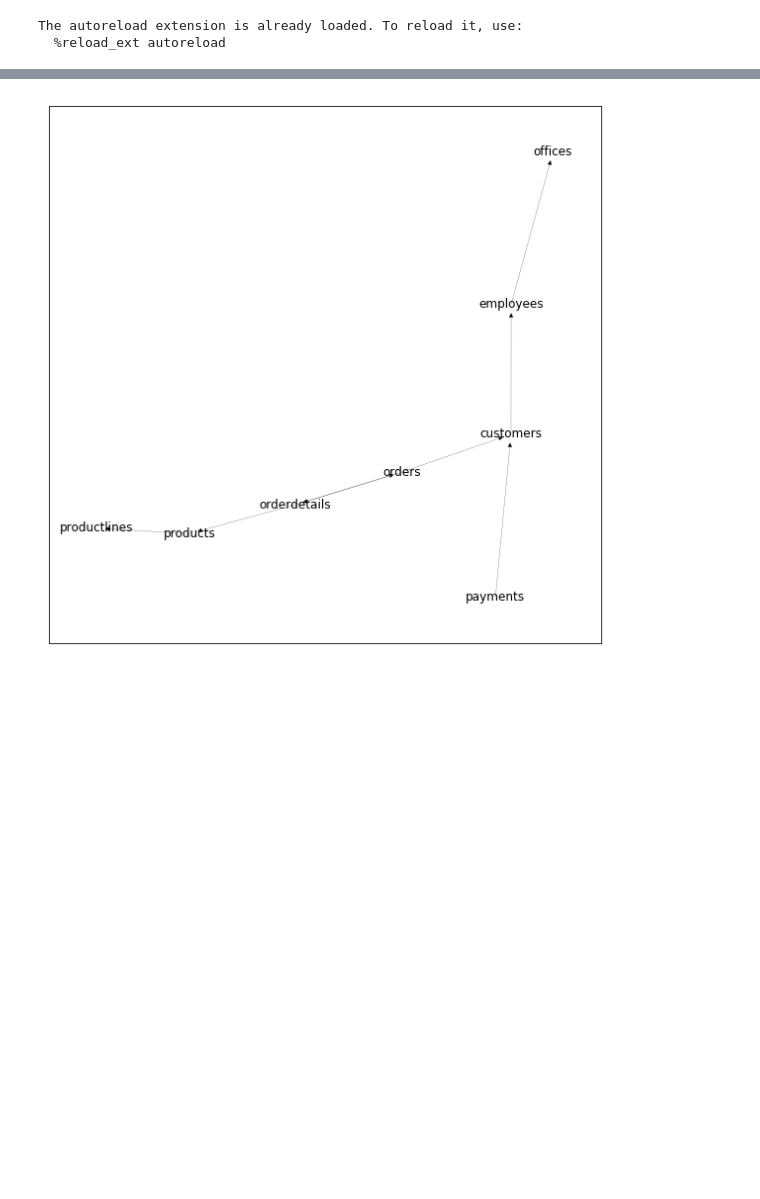
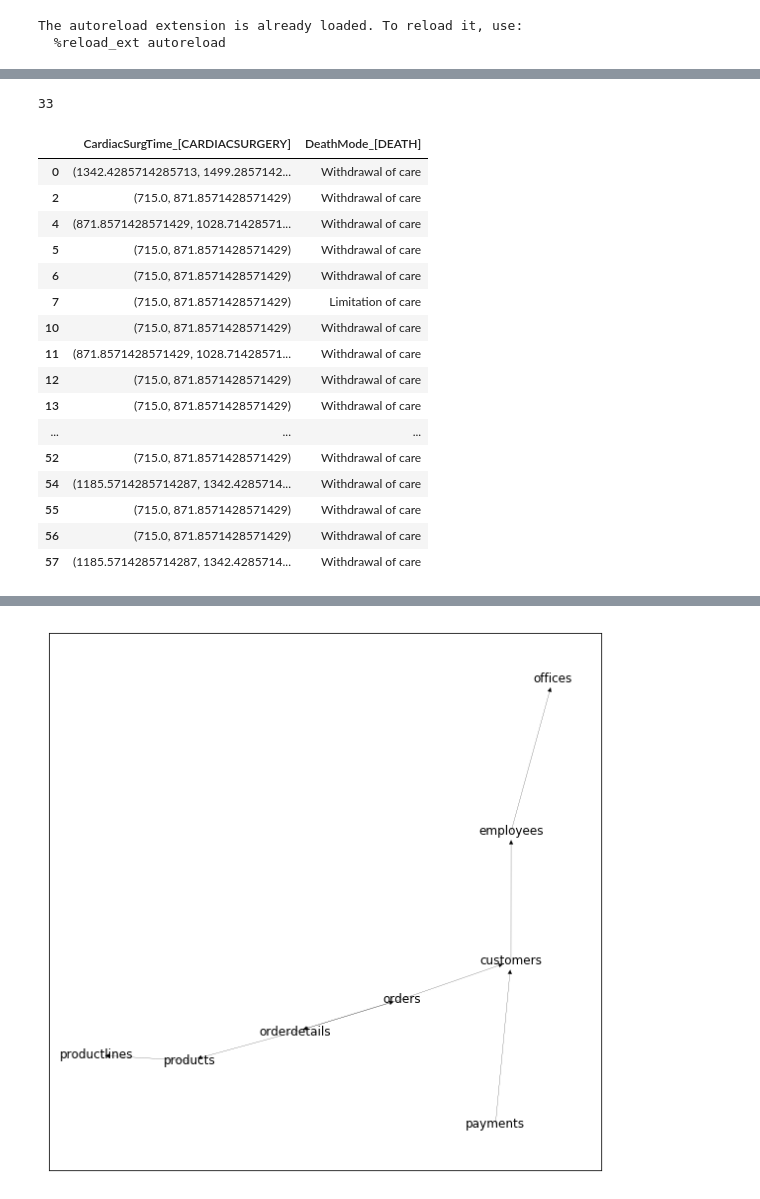
Before and after one commit to sareeneng/cohort-visualization, a Jupyter notebook: scratch.ipynb, the cells around one changed output, grey strips where cells are left out. Saved outputs shown, nothing was run; the diff lists cells and outputs as text; code cells hidden in the pictures; blank space fills up the shorter version.

```diff
--- a/scratch.ipynb
+++ b/scratch.ipynb
@@ -93,0 +35,4 @@ df_t
+# %%
+all_chosen_idxs = ['291', '323']
+paths = db.find_paths_multi_columns(all_chosen_idxs)
+df = dm.get_biggest_joined_df_option_from_paths(paths, filter_col_idxs=all_chosen_idxs)
@@ -93,0 +52,4 @@ df_t
+# %%
+filters = {'291': {'type': 'range', 'filter': {'min': 890, 'max': 1226, 'bins': '8'}}, '323': {'type': 'list', 'filter': ['Hispanic or Latino', 'Not Hispanic or Latino']}}
+# %%
+filters = dm.rewrite_filters(filters)
@@ -93,0 +70,24 @@ df_t
+# %%
+new_df = dm.filter_df(df, filters)
+# %%
+print(len(new_df))
+new_df
+# %% [output]
+33
+|  | CardiacSurgTime_[CARDIACSURGERY] | DeathMode_[DEATH] |
+| 0 | (1342.4285714285713, 1499.2857142... | Withdrawal of care |
+| 2 | (715.0, 871.8571428571429) | Withdrawal of care |
+| 4 | (871.8571428571429, 1028.71428571... | Withdrawal of care |
+| 5 | (715.0, 871.8571428571429) | Withdrawal of care |
+| 6 | (715.0, 871.8571428571429) | Withdrawal of care |
+| 7 | (715.0, 871.8571428571429) | Limitation of care |
+| 10 | (715.0, 871.8571428571429) | Withdrawal of care |
+| 11 | (871.8571428571429, 1028.71428571... | Withdrawal of care |
+| 12 | (715.0, 871.8571428571429) | Withdrawal of care |
+| 13 | (715.0, 871.8571428571429) | Withdrawal of care |
+| ... | ... | ... |
+| 52 | (715.0, 871.8571428571429) | Withdrawal of care |
+| 54 | (1185.5714285714287, 1342.4285714... | Withdrawal of care |
+| 55 | (715.0, 871.8571428571429) | Withdrawal of care |
+| 56 | (715.0, 871.8571428571429) | Withdrawal of care |
+| 57 | (1185.5714285714287, 1342.4285714... | Withdrawal of care |
```
Also changed, not shown: parts of 16 cells of this notebook, 3 other files.
